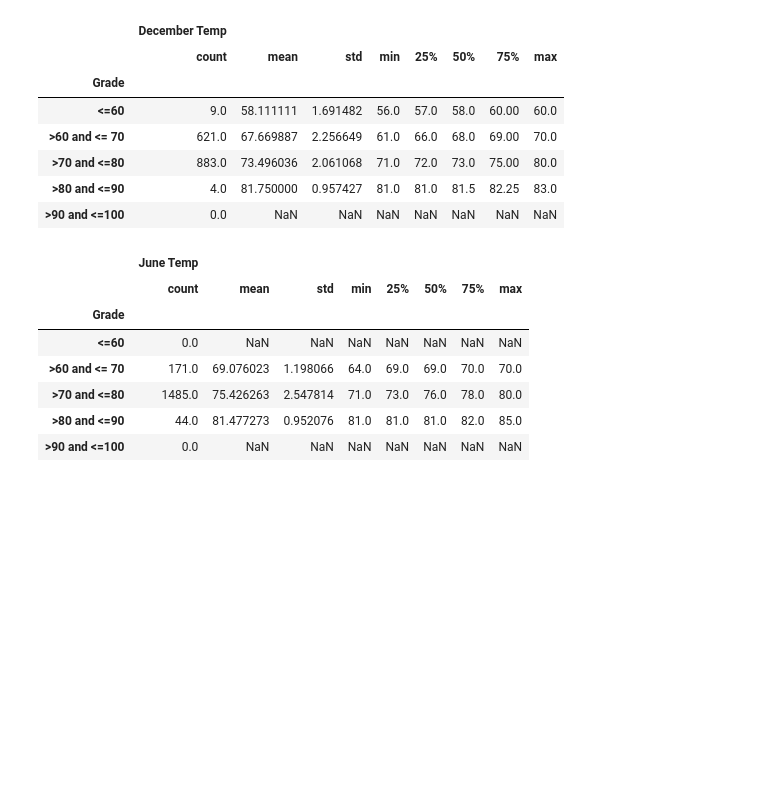
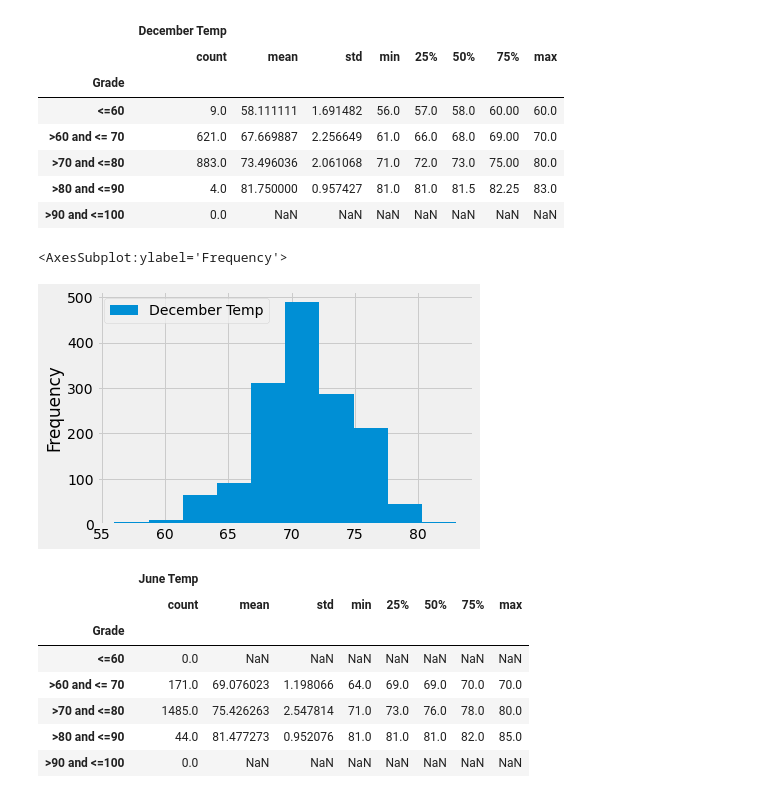
Before and after one commit to vishaldeo/surfs_up, a Jupyter notebook: SurfsUp_Challenge.ipynb, the cells around one changed output. Drawn from its saved outputs; the diff is of its cells as text; code cells hidden in the pictures; blank space fills up the shorter version.

```diff
--- a/SurfsUp_Challenge.ipynb
+++ b/SurfsUp_Challenge.ipynb
@@ -1,4 +1,9 @@
 # %%
+%matplotlib inline
+from matplotlib import style
+style.use('fivethirtyeight')
+import matplotlib.pyplot as plt
+
 # Dependencies
 import numpy as np
 
@@ -204,6 +211,11 @@ df_dec.describe()
 | >70 and <=80 | 883.0 | 73.496036 | 2.061068 | 71.0 | 72.0 | 73.0 | 75.00 | 80.0 |
 | >80 and <=90 | 4.0 | 81.750000 | 0.957427 | 81.0 | 81.0 | 81.5 | 82.25 | 83.0 |
 | >90 and <=100 | 0.0 | NaN | NaN | NaN | NaN | NaN | NaN | NaN |
+# %%
+df_dec.plot.hist()
+# %% [output]
+<AxesSubplot:ylabel='Frequency'>
+[figure, added]
 # %%
 df_june.describe()
 # %% [output]
```
Also changed, not shown: parts of 3 cells of this notebook, 1 other file.
